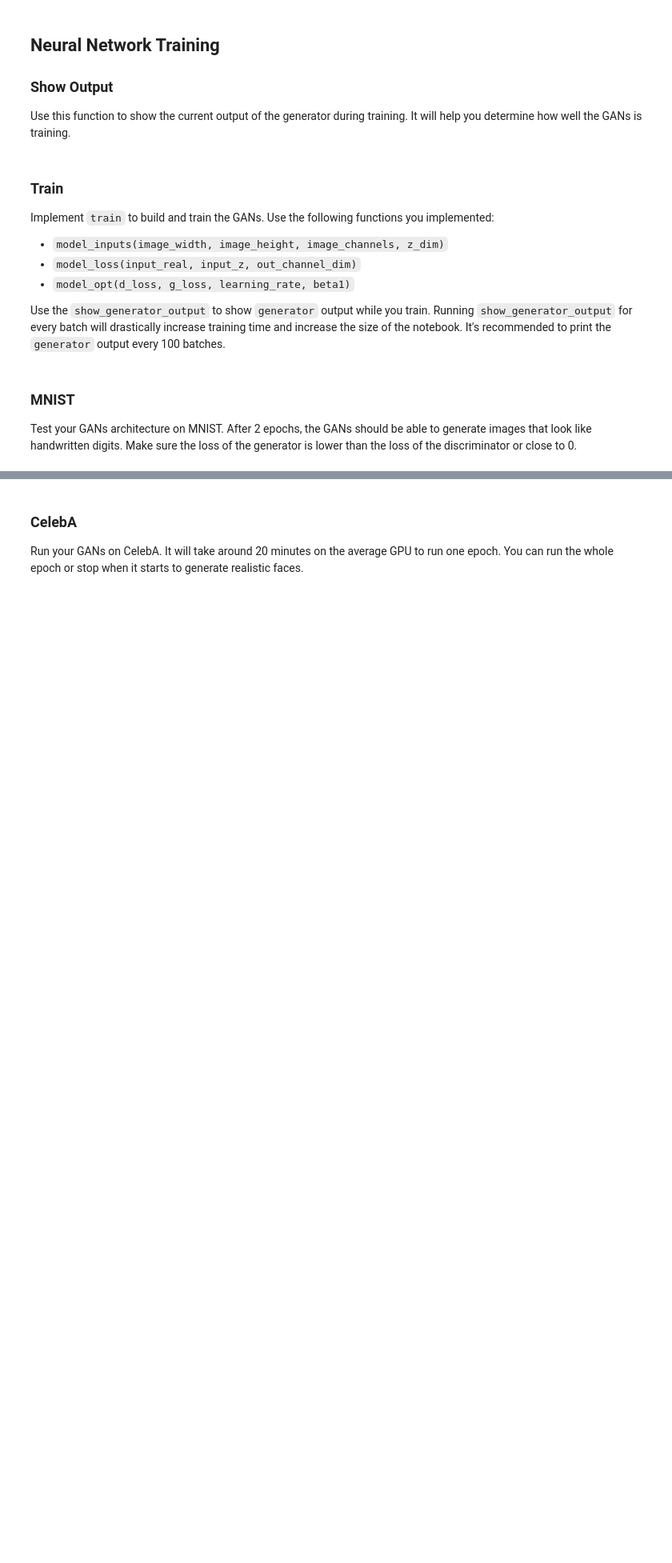
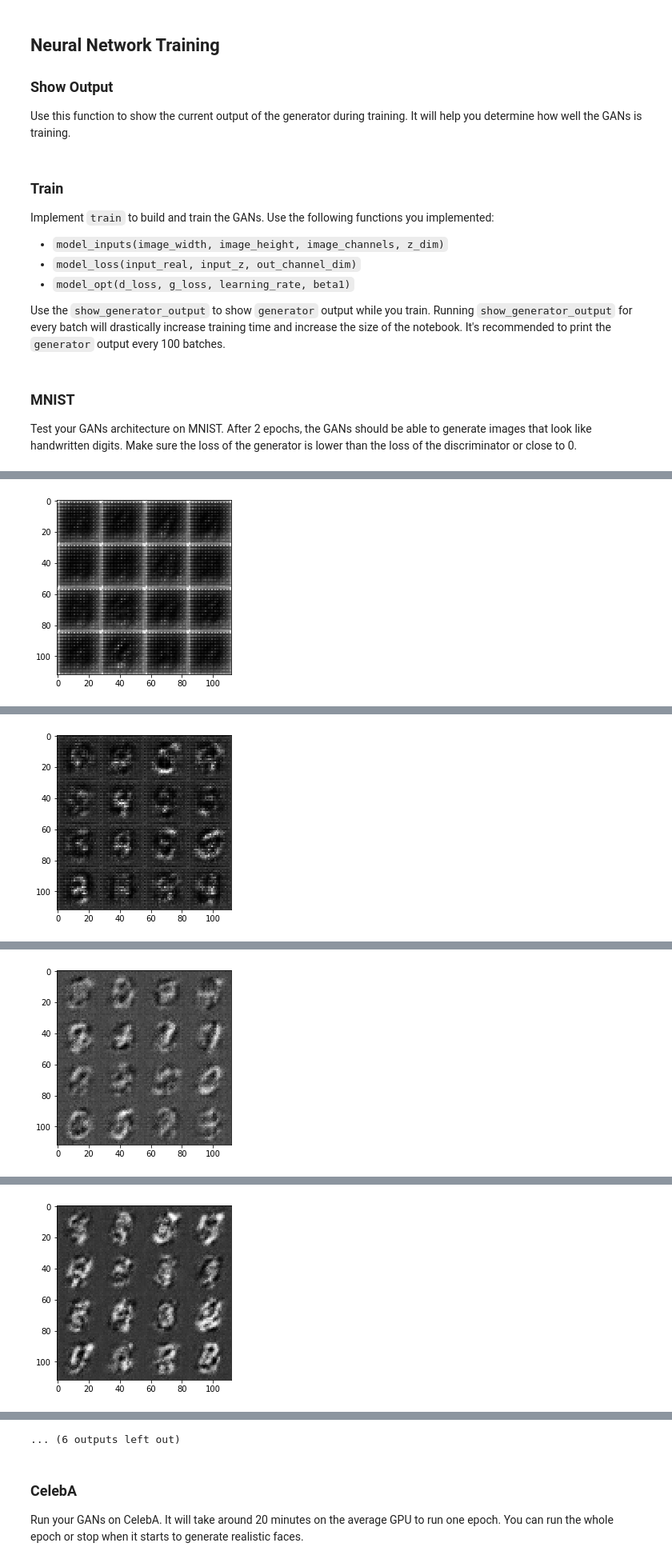
Before and after one commit to AdmcCarthy/Face_generation_GAN, a Jupyter notebook: dlnd_face_generation.ipynb, the cells around one changed output, grey strips where cells are left out. Shown at 80% size. Drawn from its saved outputs; the diff is of its cells as text; code cells hidden in the pictures; blank space fills up the shorter version.

Commit message:
feat: Notebook following training

```diff
--- a/dlnd_face_generation.ipynb
+++ b/dlnd_face_generation.ipynb
@@ -312,7 +320,7 @@ Implement `train` to build and train the GANs.  Use the following functions you
 Use the `show_generator_output` to show `generator` output while you train. Running `show_generator_output` for every batch will drastically increase training time and increase the size of the notebook.  It's recommended to print the `generator` output every 100 batches.
 # %%
 def train(epoch_count, batch_size, z_dim, learning_rate, beta1, get_batches,
-          data_shape, data_image_mode, print_every=10, show_every=100):
+          data_shape, data_image_mode, print_every=50, show_every=100):
     """
     Train the GAN
     :param epoch_count: Number of ecpochs
@@ -327,7 +335,8 @@ def train(epoch_count, batch_size, z_dim, learning_rate, beta1, get_batches,
     class GAN:
         def __init__(self, image_width, image_height, image_channels,
                      z_dim, learning_rate, alpha=0.2, beta1=0.5):
-            tf.reset_default_graph()
+            # Trying to avoid "Nesting violated for default stack of %s objects"
+            # tf.reset_default_graph()
 
             self.input_real, self.input_z, self.lr = model_inputs(image_width, image_height, image_channels, z_dim)
 
@@ -336,11 +345,8 @@ def train(epoch_count, batch_size, z_dim, learning_rate, beta1, get_batches,
 
             self.d_opt, self.g_opt = model_opt(self.d_loss, self.g_loss, learning_rate, beta1)
 
-    # Is included in data_shape?
-    image_channels = len(data_image_mode)
-
     # Create the network
-    net = GAN(data_shape[1], data_shape[2], image_channels, z_dim, learning_rate, beta1=beta1)
+    net = GAN(data_shape[1], data_shape[2], data_shape[3], z_dim, learning_rate, beta1=beta1)
 
     # Used during show generator output
     sample_z = np.random.uniform(-1, 1, size=(72, z_dim))
@@ -367,30 +373,25 @@ def train(epoch_count, batch_size, z_dim, learning_rate, beta1, get_batches,
                     train_loss_d = net.d_loss.eval({net.input_z: batch_z, net.input_real: batch_images})
                     train_loss_g = net.g_loss.eval({net.input_z: batch_z})
 
-                    print("Epoch {}/{}...".format(epoch_i+1, epochs),
-                          "Discriminator Loss: {:.4f}...".format(train_loss_d),
-                          "Generator Loss: {:.4f}".format(train_loss_g))
+                    print("Epoch {}/{}   ".format(epoch_i+1, epochs),
+                          "Discriminator Loss: {:6.3f} ".format(train_loss_d),
+                          "Generator Loss: {:6.3f}".format(train_loss_g))
                     # Save losses to view after training
                     losses.append((train_loss_d, train_loss_g))
 
                 if steps % show_every == 0:
-                    gen_samples = sess.run(
-                                   generator(net.input_z, 3, reuse=True, training=False),
-                                   feed_dict={net.input_z: sample_z})
-                    samples.append(gen_samples)
-                    _ = show_generator_output(sess=sess,
-                                              n_images=10,
-                                              input_z=input_z,
-                                              out_channel_dim=data_shape[3],
-                                              image_mode=data_image_mode)
-                    plt.show()
+                    show_generator_output(sess=sess,
+                                          n_images=16,
+                                          input_z=net.input_z,
+                                          out_channel_dim=data_shape[3],
+                                          image_mode=data_image_mode)
 # %% [markdown]
 ### MNIST
 Test your GANs architecture on MNIST.  After 2 epochs, the GANs should be able to generate images that look like handwritten digits.  Make sure the loss of the generator is lower than the loss of the discriminator or close to 0.
 # %%
 batch_size = 128
-z_dim = 10
-learning_rate = 0.1
+z_dim = 50
+learning_rate = 0.0001
 beta1 = 0.5
 
 
@@ -408,0 +410 @@ Epoch 1/2... Discriminator Loss: 0.0000... Generator Loss: 138.2187
+[figure, added]
@@ -409,0 +413 @@ IndexError: list index out of range
+[figure, added]
@@ -409,0 +416 @@ IndexError: list index out of range
+[figure, added]
@@ -409,0 +419 @@ IndexError: list index out of range
+[figure, added]
@@ -410,3 +426,4 @@ IndexError: list index out of range
+... (6 outputs left out)
 # %% [markdown]
 ### CelebA
 Run your GANs on CelebA.  It will take around 20 minutes on the average GPU to run one epoch.  You can run the whole epoch or stop when it starts to generate realistic faces.
```
Also changed, not shown: parts of 5 cells of this notebook.
